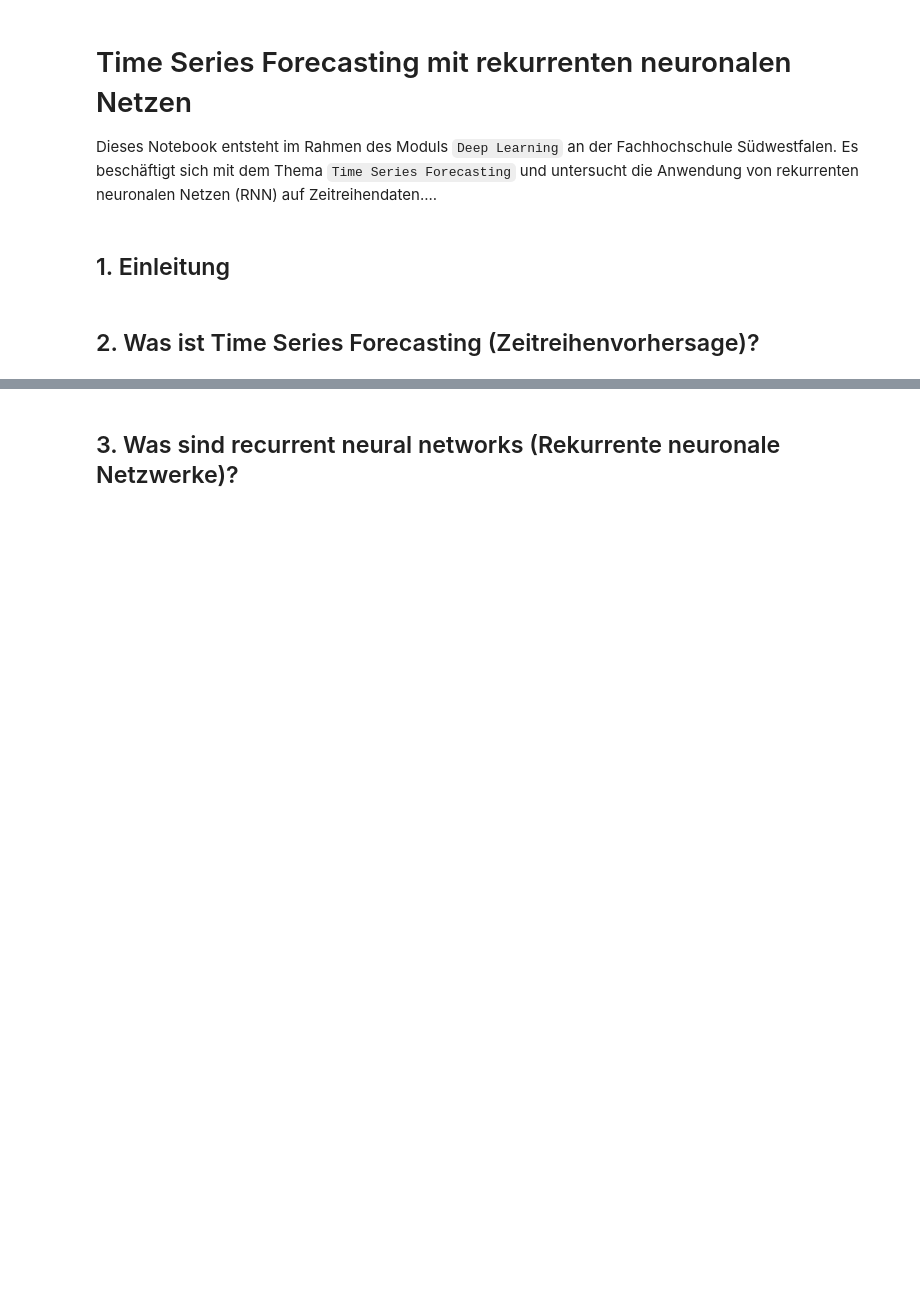
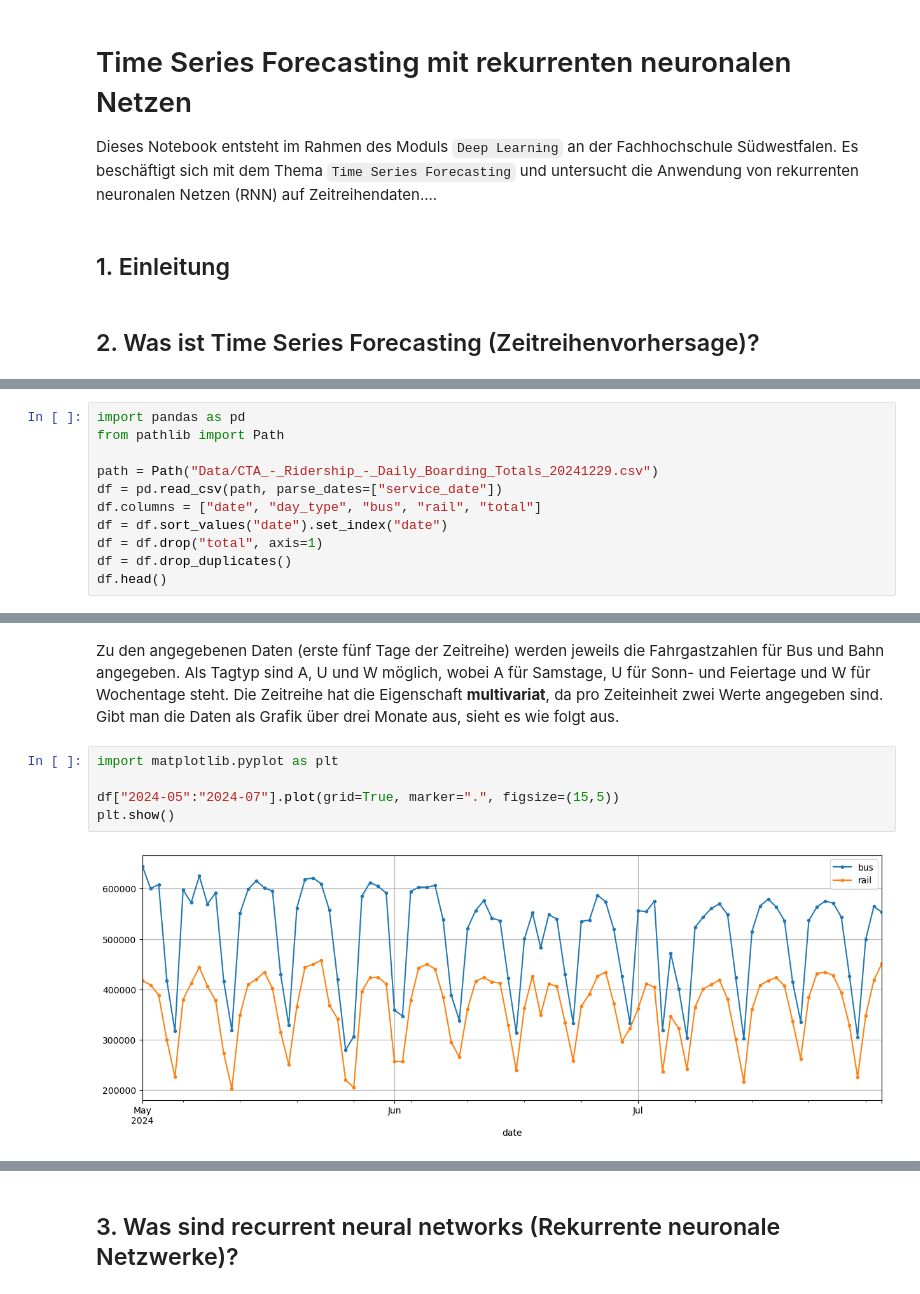
Before and after one commit to TTomczek/DL-Time-Series-Forecasting-With-RNNs, a Jupyter notebook: ausarbeitung.ipynb, the cells around one changed output, grey strips where cells are left out. Drawn from its saved outputs; the diff is of its cells as text; blank space fills up the shorter version.

Commit message:
TSF Fahrgastzahlenbeispiel

```diff
--- a/ausarbeitung.ipynb
+++ b/ausarbeitung.ipynb
@@ -37,0 +42,11 @@ Grafisches Beispiel einer Anomalieerkennung:<br>
+# %%
+import pandas as pd
+from pathlib import Path
+
+path = Path("Data/CTA_-_Ridership_-_Daily_Boarding_Totals_20241229.csv")
+df = pd.read_csv(path, parse_dates=["service_date"])
+df.columns = ["date", "day_type", "bus", "rail", "total"]
+df = df.sort_values("date").set_index("date")
+df = df.drop("total", axis=1)
+df = df.drop_duplicates()
+df.head()
@@ -37,0 +61,11 @@ Grafisches Beispiel einer Anomalieerkennung:<br>
+# %% [markdown]
+Zu den angegebenen Daten (erste fünf Tage der Zeitreihe) werden jeweils die Fahrgastzahlen für Bus und Bahn angegeben. Als Tagtyp sind A, U und W möglich, wobei A für Samstage, U für Sonn- und Feiertage und W für Wochentage steht.
+Die Zeitreihe hat die Eigenschaft **multivariat**, da pro Zeiteinheit zwei Werte angegeben sind.
+Gibt man die Daten als Grafik über drei Monate aus, sieht es wie folgt aus.
+# %%
+import matplotlib.pyplot as plt
+
+df["2024-05":"2024-07"].plot(grid=True, marker=".", figsize=(15,5))
+plt.show()
+# %% [output]
+[figure, added]
```
Also changed, not shown: parts of 11 cells of this notebook.
